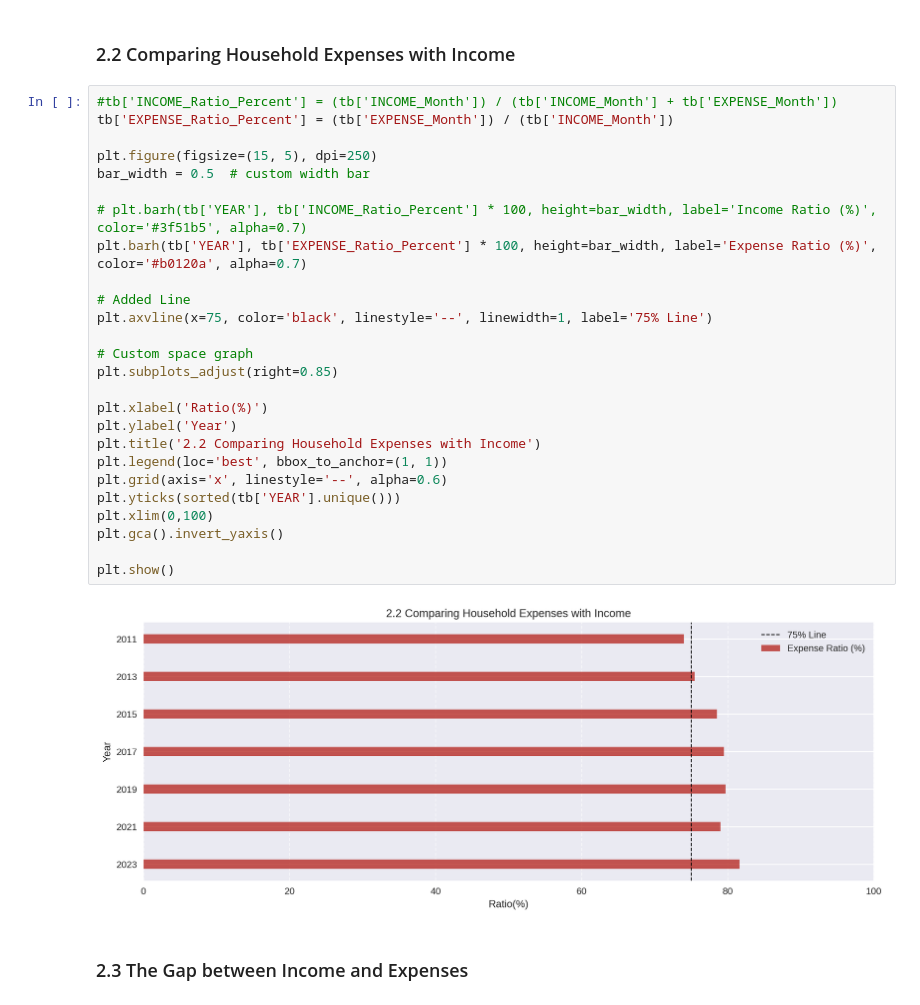
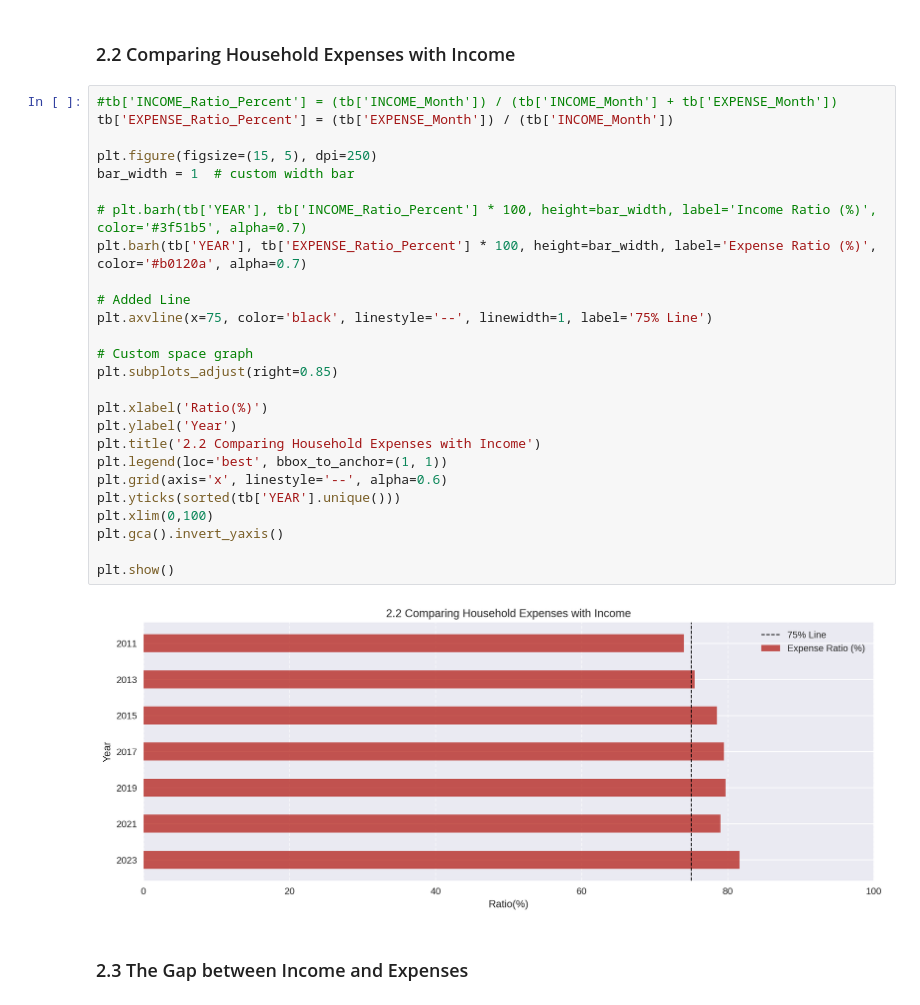
Before and after one commit to JidapaBur/TH_Avg_HouseholdIncome, a Jupyter notebook: TH_Avg_HouseholdIncome.ipynb, the cells around one changed output. Cells and saved outputs as stored; diff of their text form.

```diff
--- a/TH_Avg_HouseholdIncome.ipynb
+++ b/TH_Avg_HouseholdIncome.ipynb
@@ -183,31 +184,31 @@ plt.show()
 # %%
 #tb['INCOME_Ratio_Percent'] = (tb['INCOME_Month']) / (tb['INCOME_Month'] + tb['EXPENSE_Month'])
 tb['EXPENSE_Ratio_Percent'] = (tb['EXPENSE_Month']) / (tb['INCOME_Month'])
 
 plt.figure(figsize=(15, 5), dpi=250)
-bar_width = 0.5  # custom width bar
+bar_width = 1  # custom width bar
 
 # plt.barh(tb['YEAR'], tb['INCOME_Ratio_Percent'] * 100, height=bar_width, label='Income Ratio (%)', color='#3f51b5', alpha=0.7)
 plt.barh(tb['YEAR'], tb['EXPENSE_Ratio_Percent'] * 100, height=bar_width, label='Expense Ratio (%)', color='#b0120a', alpha=0.7)
 
 # Added Line
 plt.axvline(x=75, color='black', linestyle='--', linewidth=1, label='75% Line')
 
 # Custom space graph
 plt.subplots_adjust(right=0.85)
 
 plt.xlabel('Ratio(%)')
 plt.ylabel('Year')
 plt.title('2.2 Comparing Household Expenses with Income')
 plt.legend(loc='best', bbox_to_anchor=(1, 1))
 plt.grid(axis='x', linestyle='--', alpha=0.6)
 plt.yticks(sorted(tb['YEAR'].unique()))
 plt.xlim(0,100)
 plt.gca().invert_yaxis()
 
 plt.show()
 # %% [output]
-[figure, old version]
+[figure, new version]
 # %% [markdown]
 ### 2.3 The Gap between Income and Expenses
 # %%
```
Also changed, not shown: parts of 3 cells of this notebook.
